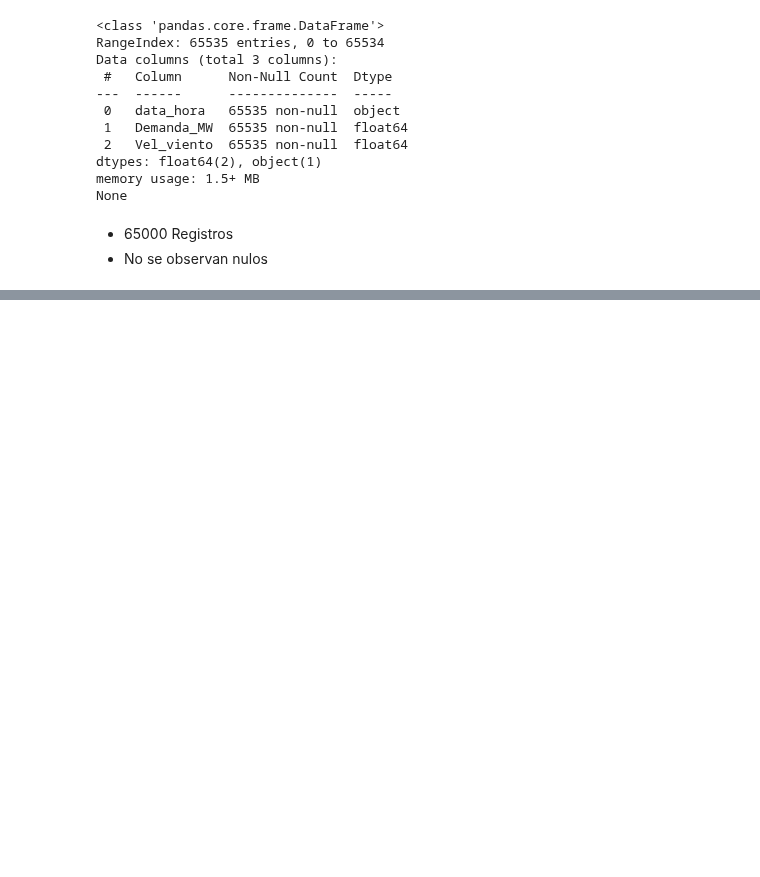
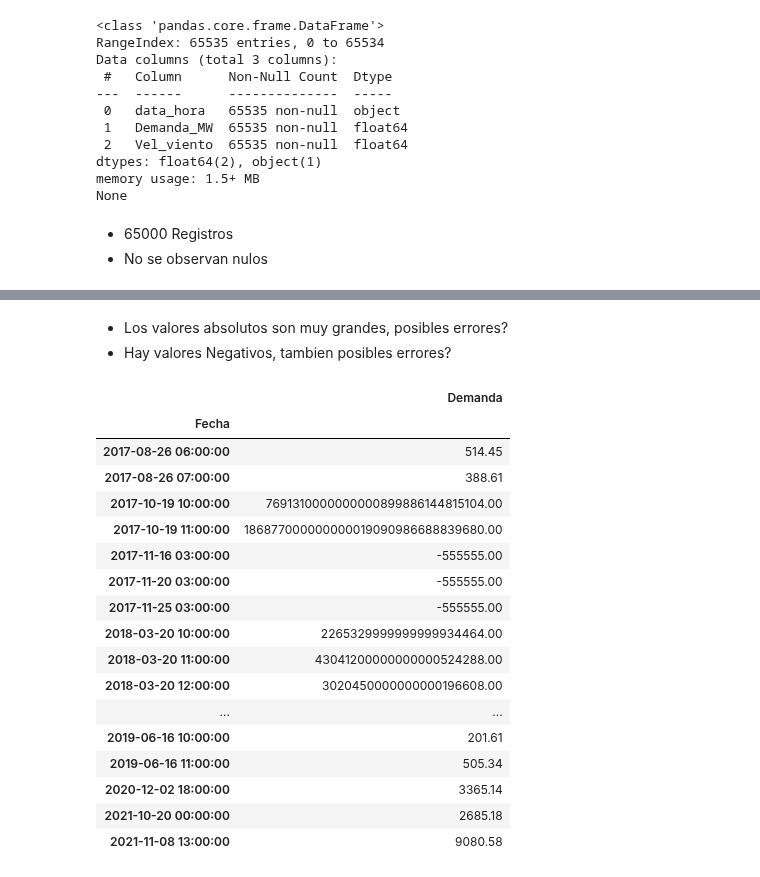
Before and after one commit to AndresMontesDeOca/TimeSeries, a Jupyter notebook: TP1.ipynb, the cells around one changed output, grey strips where cells are left out. Cells and saved outputs as stored; diff of their text form; code cells hidden in the pictures; blank space fills up the shorter version.

```diff
--- a/TP1.ipynb
+++ b/TP1.ipynb
@@ -12,6 +12,9 @@ import yfinance as yf
 
 import warnings
 warnings.filterwarnings('ignore')
+
+# Suprimimos Notacion Cientfica
+pd.set_option('display.float_format', lambda x: '%.2f' % x)
 # %% [markdown]
 ##Cargamos el Dataset
 # %%
@@ -88,0 +107,25 @@ display(data.head())
+# %% [markdown]
+- Los valores absolutos son muy grandes, posibles errores?
+- Hay valores Negativos, tambien posibles errores?
+# %%
+# Vemos en que fechas tenemos los errores. Cotas establecidas por el negocio [600, 2500]
+display(data.query('Demanda > 2500 or Demanda < 600'))
+# %% [output]
+|  | Demanda |
+| Fecha |  |
+| 2017-08-26 06:00:00 | 514.45 |
+| 2017-08-26 07:00:00 | 388.61 |
+| 2017-10-19 10:00:00 | 7691310000000000899886144815104.00 |
+| 2017-10-19 11:00:00 | 186877000000000019090986688839680.00 |
+| 2017-11-16 03:00:00 | -555555.00 |
+| 2017-11-20 03:00:00 | -555555.00 |
+| 2017-11-25 03:00:00 | -555555.00 |
+| 2018-03-20 10:00:00 | 2265329999999999934464.00 |
+| 2018-03-20 11:00:00 | 43041200000000000524288.00 |
+| 2018-03-20 12:00:00 | 3020450000000000196608.00 |
+| ... | ... |
+| 2019-06-16 10:00:00 | 201.61 |
+| 2019-06-16 11:00:00 | 505.34 |
+| 2020-12-02 18:00:00 | 3365.14 |
+| 2021-10-20 00:00:00 | 2685.18 |
+| 2021-11-08 13:00:00 | 9080.58 |
```
Also changed, not shown: parts of 6 cells of this notebook.
